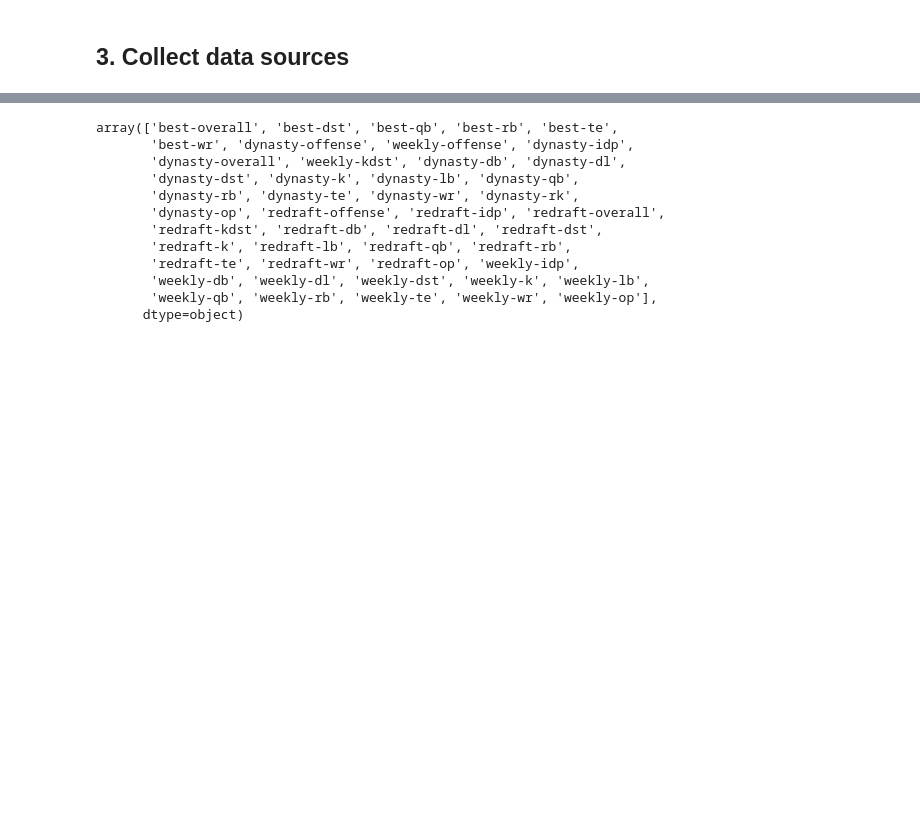
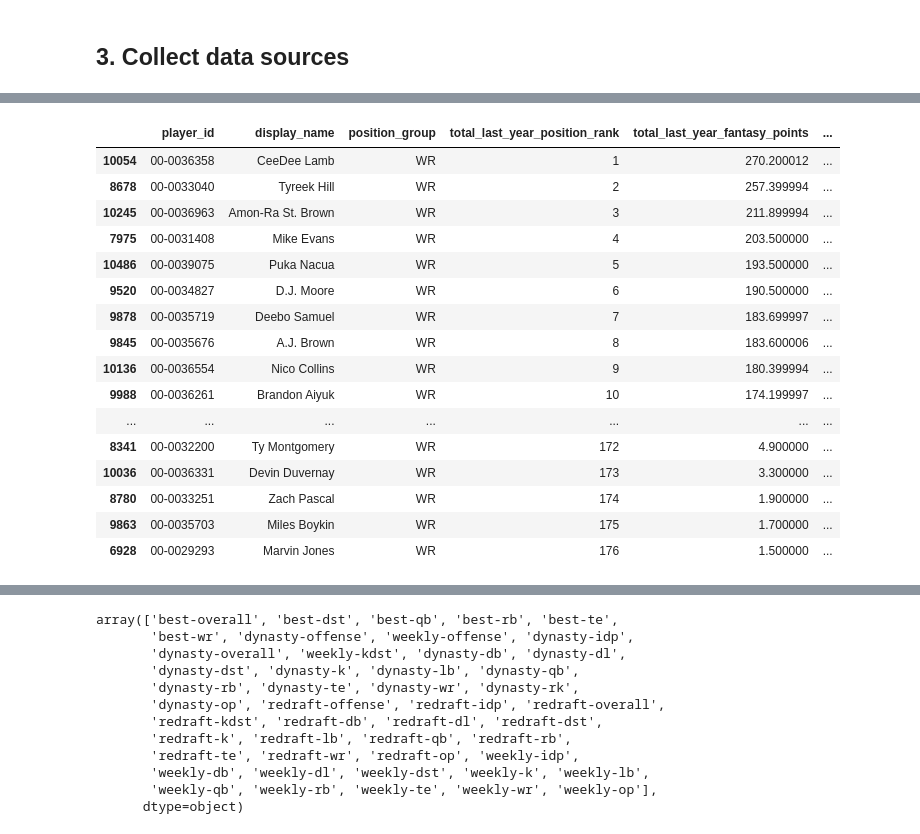
Before and after one commit to theedgepredictor/research, a Jupyter notebook: research_spikes/nfl_feature_store.ipynb, the cells around one changed output, grey strips where cells are left out. Cells and saved outputs as stored; diff of their text form; code cells hidden in the pictures; blank space fills up the shorter version.

```diff
--- a/research_spikes/nfl_feature_store.ipynb
+++ b/research_spikes/nfl_feature_store.ipynb
@@ -360,0 +412,26 @@ list(feature_importance_df.feature.values[0:45])
+# %%
+import os
+import pyarrow as pa
+from typing import List
+def get_dataframe(path: str, columns: List = None):
+    """
+    Read a DataFrame from a parquet file.
+
+    Args:
+        path (str): Path to the parquet file.
+        columns (List): List of columns to select (default is None).
+
+    Returns:
+        pd.DataFrame: Read DataFrame.
+    """
+    try:
+        return pd.read_parquet(path, engine='pyarrow', dtype_backend='numpy_nullable', columns=columns)
+    except Exception as e:
+        print(e)
+        return pd.DataFrame()
+root_path = '../data/feature_store'
+
+fs_type_path = 'player/season'
+fs_file_name = 'fs.parquet'
+path = f"{root_path}/{fs_type_path}/{fs_file_name}"
+fs_df = get_dataframe(path)
@@ -361,3 +452,25 @@ list(feature_importance_df.feature.values[0:45])
+# %%
+a = fs_df[fs_df.season==2024].copy()
+a['total_last_year_position_rank'] = a['total_last_year_position_rank'].astype(int)
+a[(a.position_group == 'WR')].sort_values(by=['total_last_year_position_rank'])[['player_id','display_name','position_group','total_last_year_position_rank','total_last_year_fantasy_points','total_last_year_games_played']]
+# %% [output]
+|  | player_id | display_name | position_group | total_last_year_position_rank | total_last_year_fantasy_points | ... |
+| 10054 | 00-0036358 | CeeDee Lamb | WR | 1 | 270.200012 | ... |
+| 8678 | 00-0033040 | Tyreek Hill | WR | 2 | 257.399994 | ... |
+| 10245 | 00-0036963 | Amon-Ra St. Brown | WR | 3 | 211.899994 | ... |
+| 7975 | 00-0031408 | Mike Evans | WR | 4 | 203.500000 | ... |
+| 10486 | 00-0039075 | Puka Nacua | WR | 5 | 193.500000 | ... |
+| 9520 | 00-0034827 | D.J. Moore | WR | 6 | 190.500000 | ... |
+| 9878 | 00-0035719 | Deebo Samuel | WR | 7 | 183.699997 | ... |
+| 9845 | 00-0035676 | A.J. Brown | WR | 8 | 183.600006 | ... |
+| 10136 | 00-0036554 | Nico Collins | WR | 9 | 180.399994 | ... |
+| 9988 | 00-0036261 | Brandon Aiyuk | WR | 10 | 174.199997 | ... |
+| ... | ... | ... | ... | ... | ... | ... |
+| 8341 | 00-0032200 | Ty Montgomery | WR | 172 | 4.900000 | ... |
+| 10036 | 00-0036331 | Devin Duvernay | WR | 173 | 3.300000 | ... |
+| 8780 | 00-0033251 | Zach Pascal | WR | 174 | 1.900000 | ... |
+| 9863 | 00-0035703 | Miles Boykin | WR | 175 | 1.700000 | ... |
+| 6928 | 00-0029293 | Marvin Jones | WR | 176 | 1.500000 | ... |
 # %%
 player_df = pd.read_csv('https://github.com/dynastyprocess/data/raw/master/files/db_playerids.csv')
 player_df
```
Also changed, not shown: parts of 14 cells of this notebook, 1 other file.
